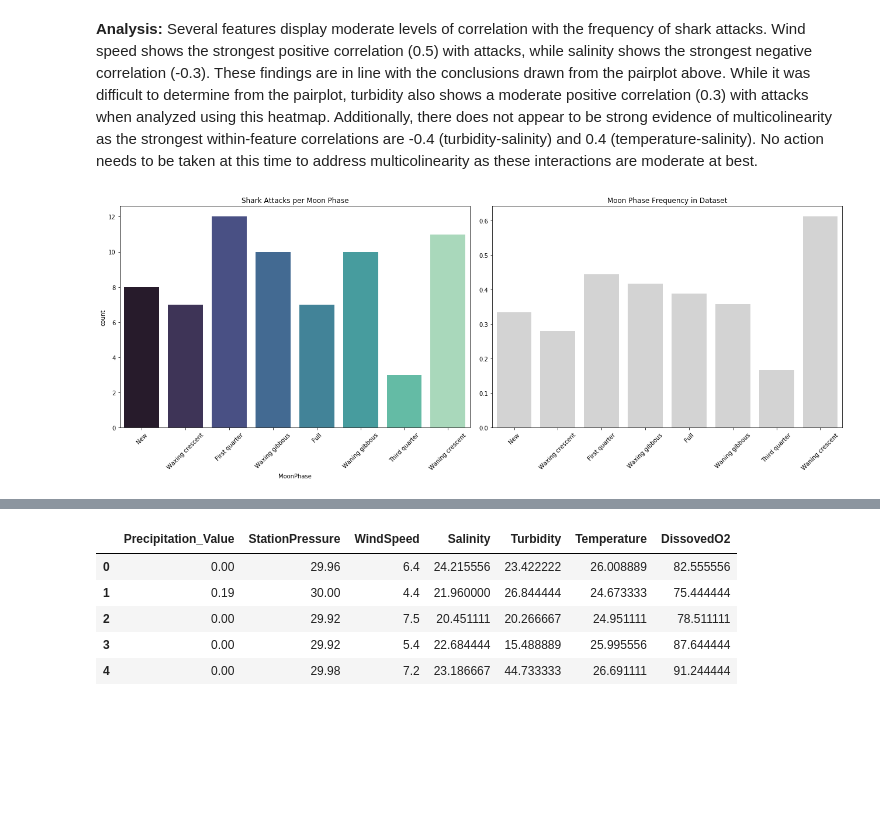
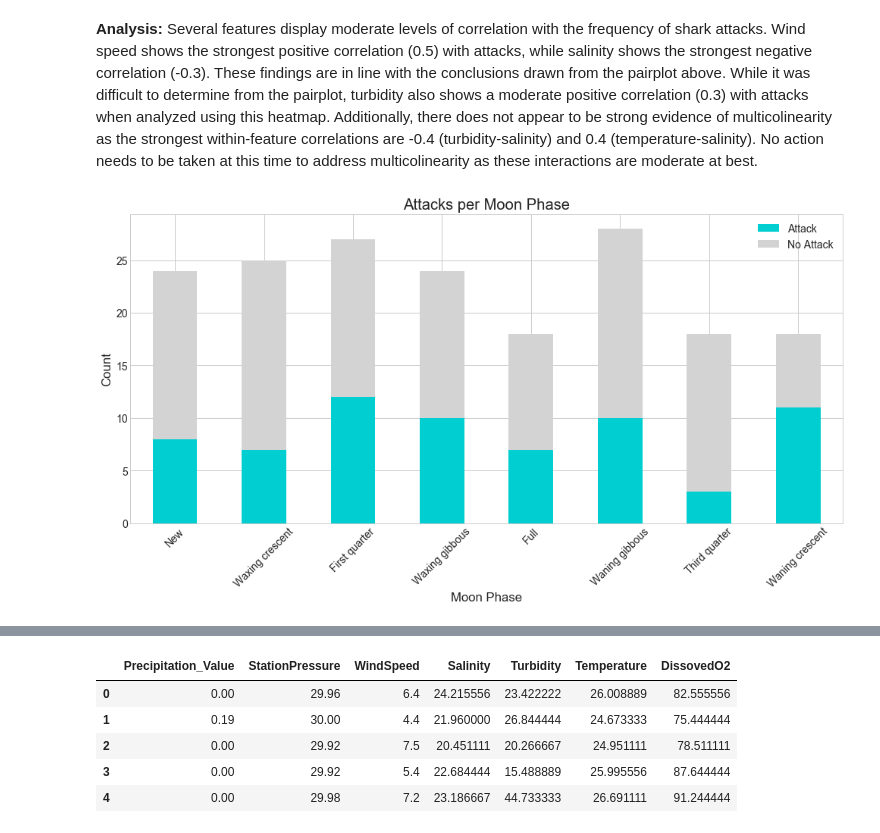
Before and after one commit to kpokrass/Shark_Attacks, a Jupyter notebook: shark_attacks.ipynb, the cells around one changed output, grey strips where cells are left out. Saved outputs shown, nothing was run; the diff lists cells and outputs as text; code cells hidden in the pictures; blank space fills up the shorter version.

```diff
--- a/shark_attacks.ipynb
+++ b/shark_attacks.ipynb
@@ -256,40 +245,3 @@ plt.show()
 [figure]
 # %% [markdown]
 **Analysis:** Several features display moderate levels of correlation with the frequency of shark attacks. Wind speed shows the strongest positive correlation (0.5) with attacks, while salinity shows the strongest negative correlation (-0.3). These findings are in line with the conclusions drawn from the pairplot above. While it was difficult to determine from the pairplot, turbidity also shows a moderate positive correlation (0.3) with attacks when analyzed using this heatmap. Additionally, there does not appear to be strong evidence of multicolinearity as the strongest within-feature correlations are -0.4 (turbidity-salinity) and 0.4 (temperature-salinity). No action needs to be taken at this time to address multicolinearity as these interactions are moderate at best.
-# %%
-# Look for trend in categorical variable - MoonPhase
-attacks = data_raw[data_raw.Attack == 1]
-
-moonphase = ['New', 'Waxing crescent', 'First quarter', 'Waxing gibbous', 'Full', 'Waning gibbous', 'Third quarter',
-            'Waning crescent']
-
-moon_freq = []
-for phase in moonphase:
-    total_phase = len(data_raw[data_raw.MoonPhase == phase])
-    attack_phase = len(attacks[attacks.MoonPhase == phase])
-    if total_phase > 0 and attack_phase > 0:
-        moon_freq.append((attack_phase / total_phase))
-    else:
-        moon_freq.append(0)
-
-moon_freq_df = pd.DataFrame(np.array(moon_freq)).T
-moon_freq_df.columns = moonphase
-
-fig, ax = plt.subplots(1,2, figsize=(18,7))
-sns.countplot(x='MoonPhase', data=attacks, order=moonphase, palette='mako', ax=ax[0])
-ax[0].set_title('Shark Attacks per Moon Phase')
-ax[0].xaxis.set_tick_params(rotation=45)
-sns.barplot(data=moon_freq_df, order=moonphase, color='lightgrey', ax=ax[1])
-ax[1].set_title('Moon Phase Frequency in Dataset')
-ax[1].xaxis.set_tick_params(rotation=45)
-
-# sns.countplot(x='MoonPhase', data=attacks, palette='mako', ax=ax[1,0])
-# ax[1,0].set_title('Shark Attacks per Moon Phase')
-# ax[1,0].xaxis.set_tick_params(rotation=45)
-# sns.countplot(x='MoonPhase', data=data_raw, color='lightgrey', ax=ax[1,1])
-# ax[1,1].set_title('Moon Phase Frequency in Dataset')
-# ax[1,1].xaxis.set_tick_params(rotation=45)
-
-plt.tight_layout()
-# %% [output]
-[figure, removed]
@@ -296,3 +250,33 @@ plt.tight_layout()
+# %%
+plt.style.use('seaborn-whitegrid')
+# Look for trend in categorical variable - MoonPhase
+
+attacks = data_raw[data_raw.Attack == 1]
+
+moonphase = ['New', 'Waxing crescent', 'First quarter', 'Waxing gibbous', 'Full', 'Waning gibbous', 'Third quarter',
+            'Waning crescent']
+
+moon_total = []
+moon_attack = []
+for phase in moonphase:
+    total_phase = len(data_raw[data_raw.MoonPhase == phase])
+    attack_phase = len(attacks[attacks.MoonPhase == phase])
+    moon_attack.append(attack_phase)
+    moon_total.append(total_phase-attack_phase)
+
+moon_freq_df = pd.DataFrame(np.array([moon_attack, moon_total]))
+moon_freq_df.columns = moonphase
+moon_freq_df.index = ['Attack', 'No Attack']
+
+
+moon_freq_df.T.plot(kind='bar', stacked=True, colors=['darkturquoise', 'lightgrey'], figsize=(15,7),
+                    title='Attacks per Moon Phase')
+plt.xlabel('Moon Phase')
+plt.xticks(rotation=45)
+plt.ylabel('Count')
+plt.show()
+# %% [output]
+[figure, added]
 # %%
 # Look for trend in categorical variable - Wind Direction
 
```
Also changed, not shown: parts of 40 cells of this notebook.
